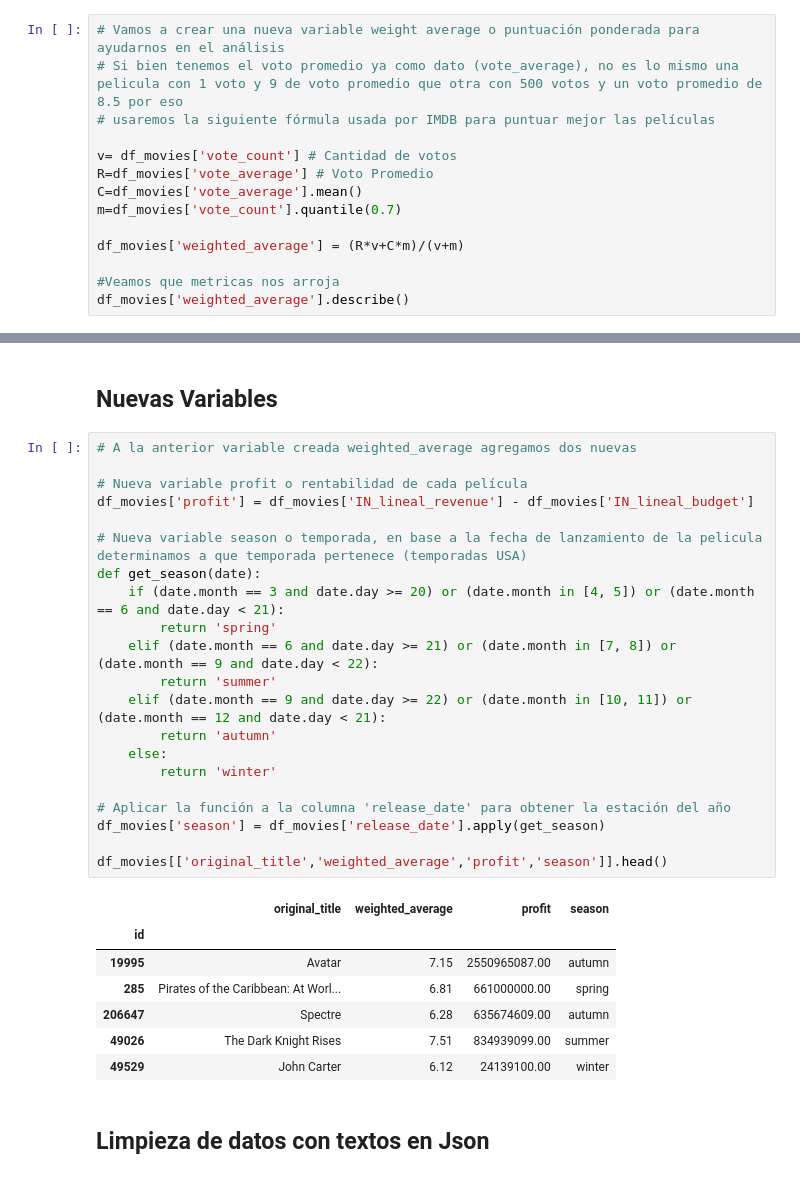
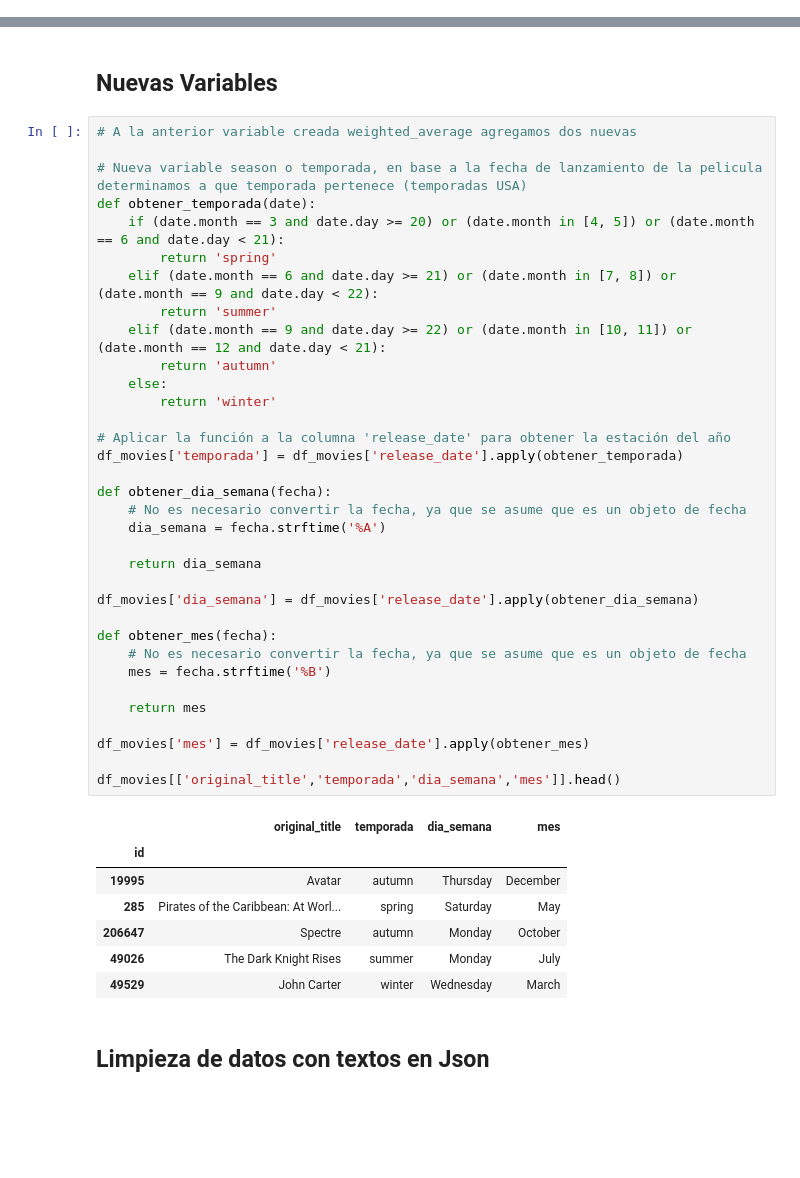
Before and after one commit to ApocalypseScrambler/datascience, a Jupyter notebook: Desafios/ProyectoDS_Parte II - Reyes Luis - 46270.ipynb, the cells around one changed output, grey strips where cells are left out. Cells and saved outputs as stored; diff of their text form; blank space fills up the shorter version.

```diff
--- a/Desafios/ProyectoDS_Parte II - Reyes Luis - 46270.ipynb
+++ b/Desafios/ProyectoDS_Parte II - Reyes Luis - 46270.ipynb
@@ -353,17 +354,3 @@ runtime         0
 vote_average    0
 vote_count      0
 dtype: int64
-# %%
-# Vamos a crear una nueva variable weight average o puntuación ponderada para ayudarnos en el análisis
-# Si bien tenemos el voto promedio ya como dato (vote_average), no es lo mismo una pelicula con 1 voto y 9 de voto promedio que otra con 500 votos y un voto promedio de 8.5 por eso
-# usaremos la siguiente fórmula usada por IMDB para puntuar mejor las películas
-
-v= df_movies['vote_count'] # Cantidad de votos
-R=df_movies['vote_average'] # Voto Promedio
-C=df_movies['vote_average'].mean()
-m=df_movies['vote_count'].quantile(0.7)
-
-df_movies['weighted_average'] = (R*v+C*m)/(v+m)
-
-#Veamos que metricas nos arroja
-df_movies['weighted_average'].describe()
@@ -835,32 +812,45 @@ Text(0.5, 1.0, 'Missing Values - Interpolación Más Cercano - Budget vs Revenue
 # %%
 # A la anterior variable creada weighted_average agregamos dos nuevas
 
-# Nueva variable profit o rentabilidad de cada película
-df_movies['profit'] = df_movies['IN_lineal_revenue'] - df_movies['IN_lineal_budget']
-
 # Nueva variable season o temporada, en base a la fecha de lanzamiento de la pelicula determinamos a que temporada pertenece (temporadas USA)
-def get_season(date):
+def obtener_temporada(date):
     if (date.month == 3 and date.day >= 20) or (date.month in [4, 5]) or (date.month == 6 and date.day < 21):
         return 'spring'
     elif (date.month == 6 and date.day >= 21) or (date.month in [7, 8]) or (date.month == 9 and date.day < 22):
         return 'summer'
     elif (date.month == 9 and date.day >= 22) or (date.month in [10, 11]) or (date.month == 12 and date.day < 21):
         return 'autumn'
     else:
         return 'winter'
 
 # Aplicar la función a la columna 'release_date' para obtener la estación del año
-df_movies['season'] = df_movies['release_date'].apply(get_season)
+df_movies['temporada'] = df_movies['release_date'].apply(obtener_temporada)
 
-df_movies[['original_title','weighted_average','profit','season']].head()
+def obtener_dia_semana(fecha):
+    # No es necesario convertir la fecha, ya que se asume que es un objeto de fecha
+    dia_semana = fecha.strftime('%A')
+
+    return dia_semana
+
+df_movies['dia_semana'] = df_movies['release_date'].apply(obtener_dia_semana)
+
+def obtener_mes(fecha):
+    # No es necesario convertir la fecha, ya que se asume que es un objeto de fecha
+    mes = fecha.strftime('%B')
+
+    return mes
+
+df_movies['mes'] = df_movies['release_date'].apply(obtener_mes)
+
+df_movies[['original_title','temporada','dia_semana','mes']].head()
 # %% [output]
-|  | original_title | weighted_average | profit | season |
+|  | original_title | temporada | dia_semana | mes |
 | id |  |  |  |  |
-| 19995 | Avatar | 7.15 | 2550965087.00 | autumn |
-| 285 | Pirates of the Caribbean: At Worl... | 6.81 | 661000000.00 | spring |
-| 206647 | Spectre | 6.28 | 635674609.00 | autumn |
-| 49026 | The Dark Knight Rises | 7.51 | 834939099.00 | summer |
-| 49529 | John Carter | 6.12 | 24139100.00 | winter |
+| 19995 | Avatar | autumn | Thursday | December |
+| 285 | Pirates of the Caribbean: At Worl... | spring | Saturday | May |
+| 206647 | Spectre | autumn | Monday | October |
+| 49026 | The Dark Knight Rises | summer | Monday | July |
+| 49529 | John Carter | winter | Wednesday | March |
 # %% [markdown]
 ## Limpieza de datos con textos en Json
 # %%
```
Also changed, not shown: parts of 3 cells of this notebook.
